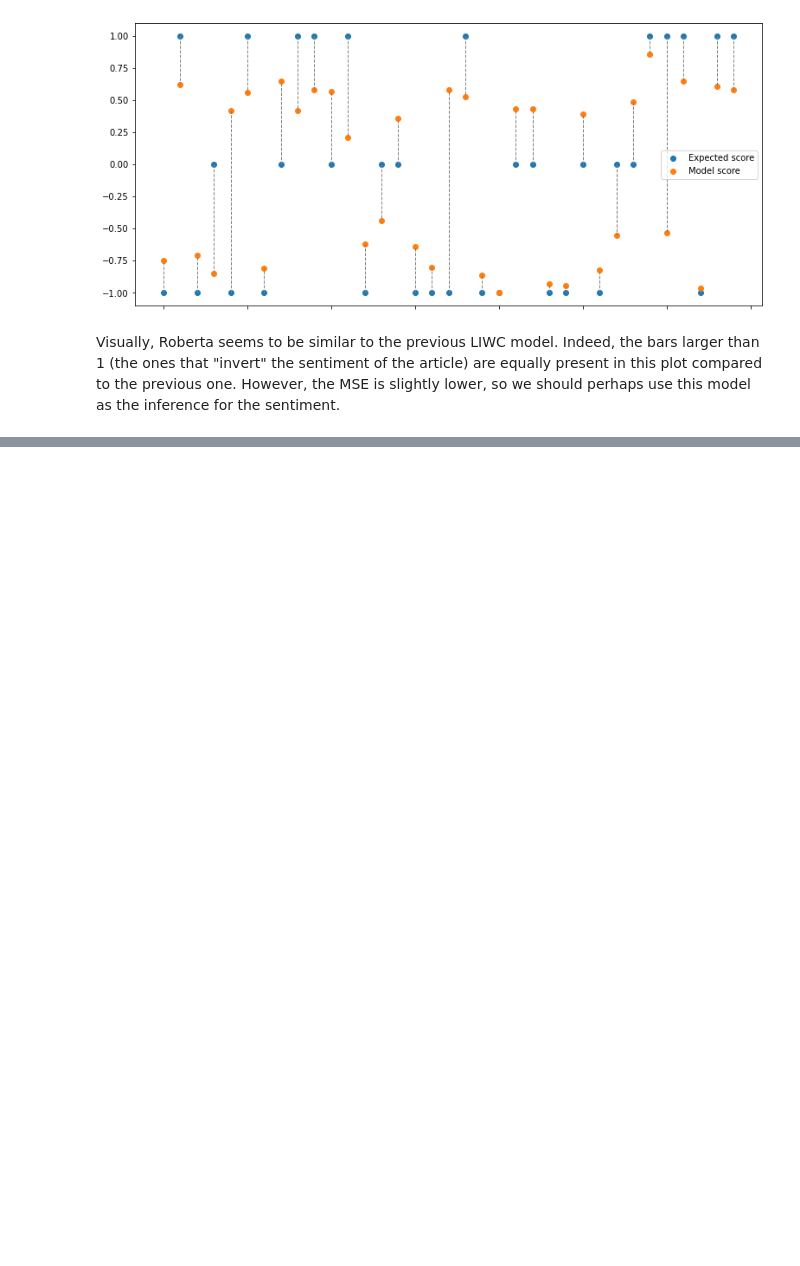
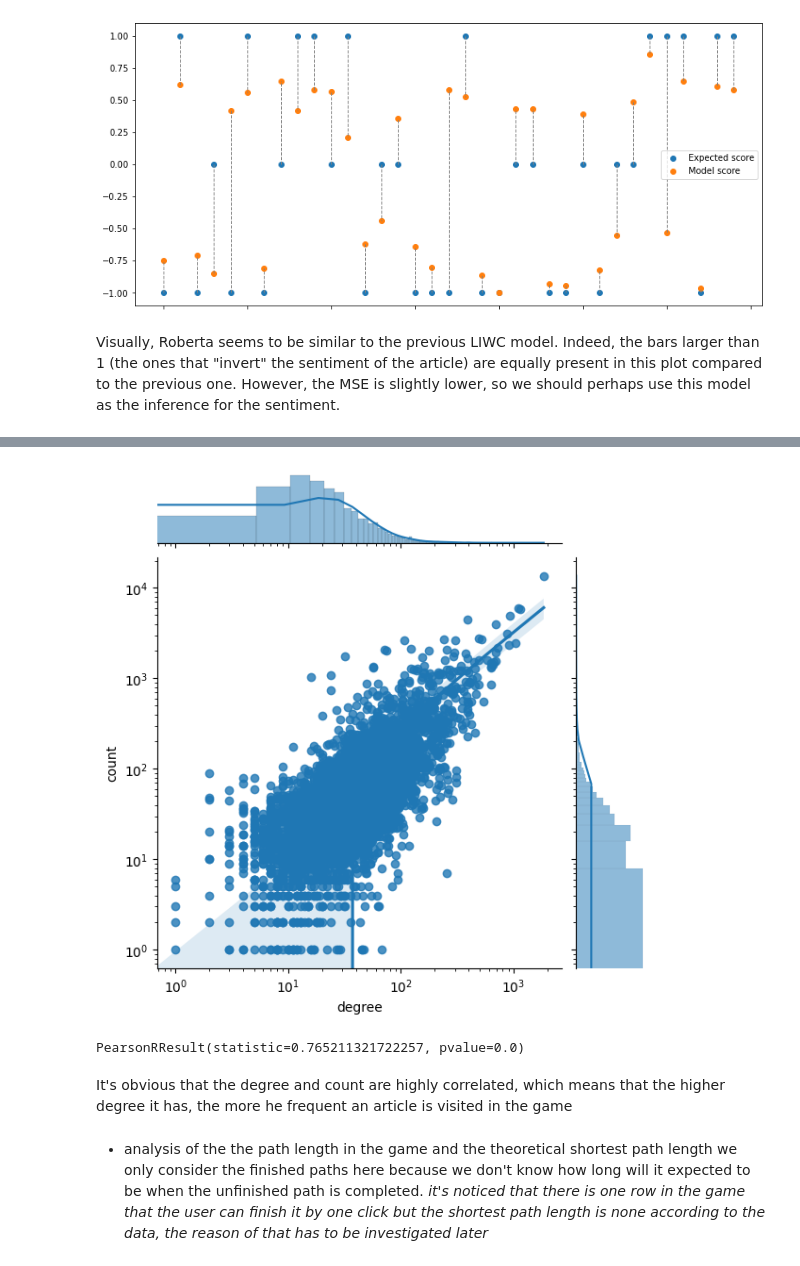
Before and after one commit to epfl-ada/ada-2023-project-statsquad3, a Jupyter notebook: main.ipynb, the cells around one changed output, grey strips where cells are left out. Cells and saved outputs as stored; diff of their text form; code cells hidden in the pictures; blank space fills up the shorter version.

```diff
--- a/main.ipynb
+++ b/main.ipynb
@@ -301,0 +483,16 @@ Visually, Roberta seems to be similar to the previous LIWC model. Indeed, the ba
+# %%
+def replace_lt_with_previous(article_path):
+    path_elements = article_path.split(';')
+    for i, element in enumerate(path_elements):
+        if element == '<' and i > 1:
+            path_elements[i] = path_elements[i-2]
+    return ';'.join(path_elements)
+
+df['path'] = df['path'].apply(replace_lt_with_previous)
+
+# count the frequency of each article
+article_freq = pd.DataFrame(df['path'].apply(lambda x: x.split(';')).explode().value_counts()).reset_index()
+articles_cnt = pd.merge( articles, article_freq, left_on='article', right_on='path', how='left').fillna(0)
+# drop path column
+articles_cnt.drop('path', axis=1, inplace=True)
+articles_cnt['count'].describe()
@@ -301,0 +509,19 @@ Visually, Roberta seems to be similar to the previous LIWC model. Indeed, the ba
+# %%
+sns.jointplot(x='degree', y='count', data=articles_cnt, kind='reg')
+plt.xscale('log')
+plt.yscale('log')
+plt.show()
+# %% [output]
+[figure, added]
+# %%
+# test if the degree and count are correlated
+from scipy.stats import pearsonr
+pearsonr(articles_cnt['degree'], articles_cnt['count'])
+# %% [output]
+PearsonRResult(statistic=0.765211321722257, pvalue=0.0)
+# %% [markdown]
+It's obvious that the degree and count are highly correlated, which means that the higher degree it has, the more he frequent an article is visited in the game
+# %% [markdown]
+- analysis of the the path length in the game and the theoretical shortest path length
+we only consider the finished paths here because we don't know how long will it expected to be when the unfinished path is completed.
+*it's noticed that there is one row in the game that the user can finish it by one click but the shortest path length is none according to the data, the reason of that has to be investigated later*
```
Also changed, not shown: parts of 28 cells of this notebook.
